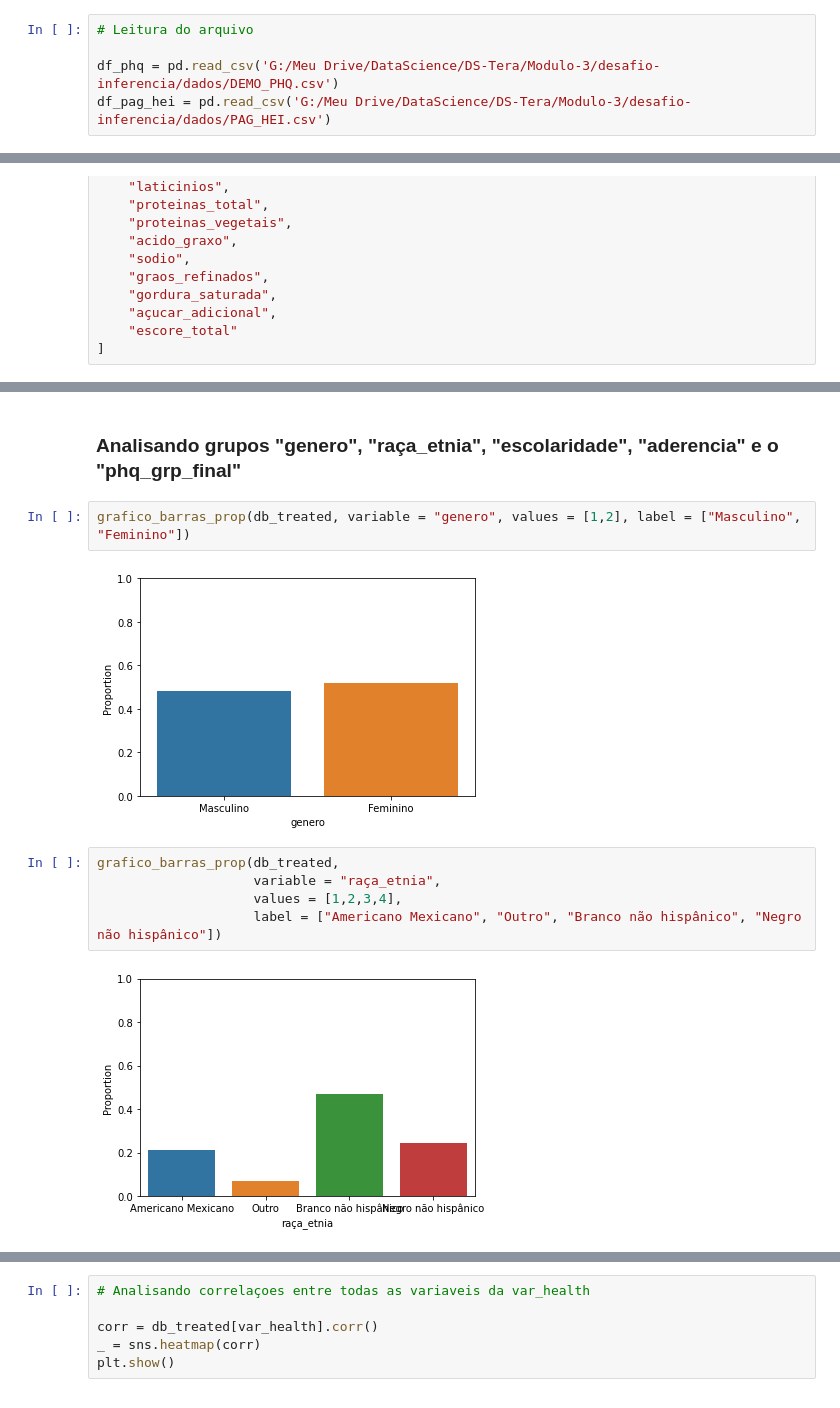
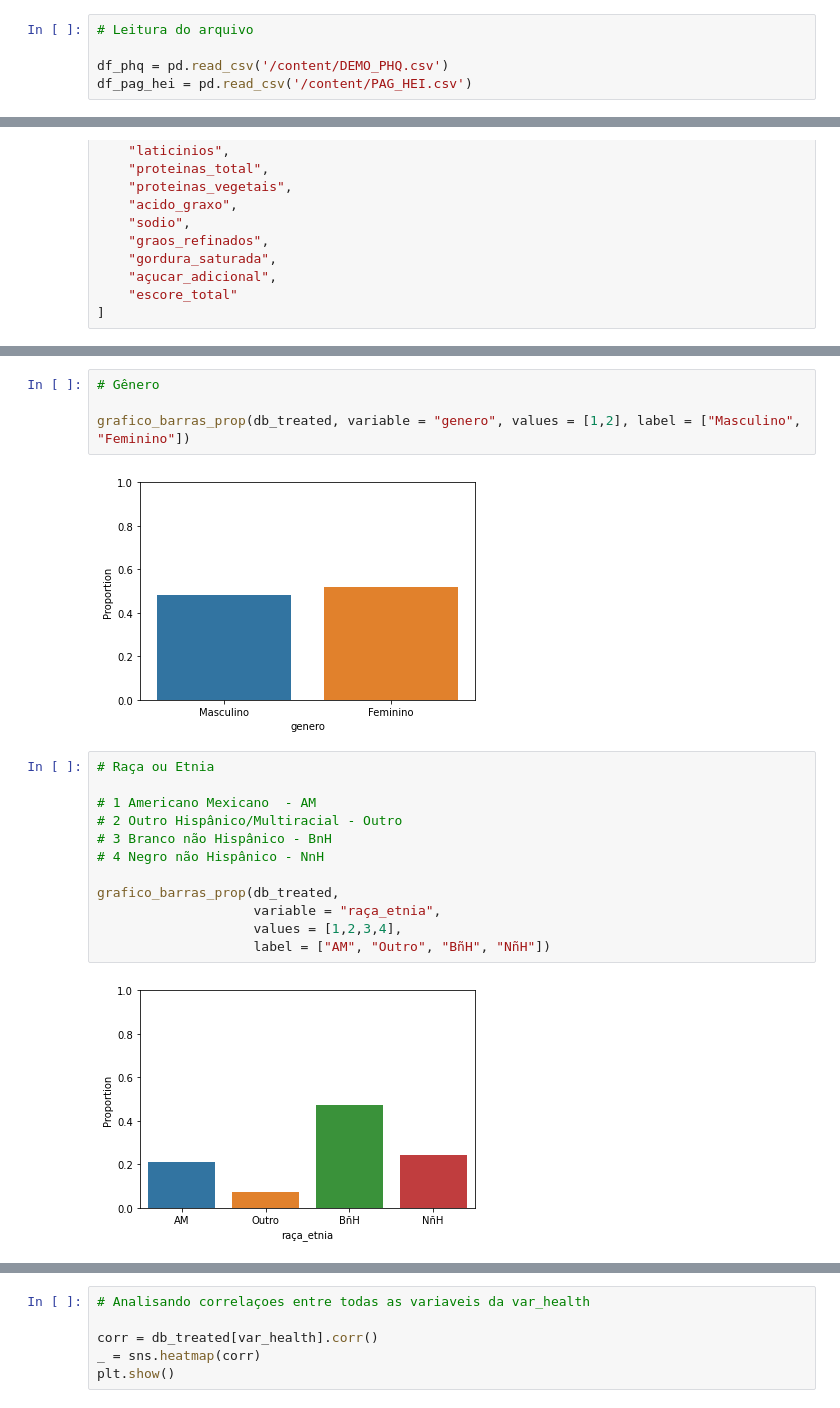
Before and after one commit to brisarosatti/desafio-inferencia-estatistica, a Jupyter notebook: brisa-13-01-22-Desafio-Inferencia.ipynb, the cells around one changed output, grey strips where cells are left out. Saved outputs shown, nothing was run; the diff lists cells and outputs as text.

```diff
--- a/brisa-13-01-22-Desafio-Inferencia.ipynb
+++ b/brisa-13-01-22-Desafio-Inferencia.ipynb
@@ -16,6 +18,6 @@ from scipy.stats import f_oneway # ANOVA teste F
 # %%
 # Leitura do arquivo
 
-df_phq = pd.read_csv('G:/Meu Drive/DataScience/DS-Tera/Modulo-3/desafio-inferencia/dados/DEMO_PHQ.csv')
-df_pag_hei = pd.read_csv('G:/Meu Drive/DataScience/DS-Tera/Modulo-3/desafio-inferencia/dados/PAG_HEI.csv')
+df_phq = pd.read_csv('/content/DEMO_PHQ.csv')
+df_pag_hei = pd.read_csv('/content/PAG_HEI.csv')
 # %%
@@ -476,16 +497,23 @@ def grafico_barras_prop(data, variable, values, label):
     plt.ylim(0,1)
     plt.show()
-# %% [markdown]
- ### Analisando grupos "genero", "raça_etnia", "escolaridade", "aderencia" e o "phq_grp_final"
 # %%
+# Gênero
+
 grafico_barras_prop(db_treated, variable = "genero", values = [1,2], label = ["Masculino", "Feminino"])
 # %% [output]
 [figure]
 # %%
+# Raça ou Etnia
+
+# 1	Americano Mexicano	- AM
+# 2	Outro Hispânico/Multiracial - Outro
+# 3	Branco não Hispânico - BnH
+# 4	Negro não Hispânico	- NnH
+
 grafico_barras_prop(db_treated,
                     variable = "raça_etnia",
                     values = [1,2,3,4],
-                    label = ["Americano Mexicano", "Outro", "Branco não hispânico", "Negro não hispânico"])
+                    label = ["AM", "Outro", "BñH", "NñH"])
 # %% [output]
-[figure, old version]
+[figure, new version]
 # %%
```
Also changed, not shown: parts of 38 cells of this notebook.
